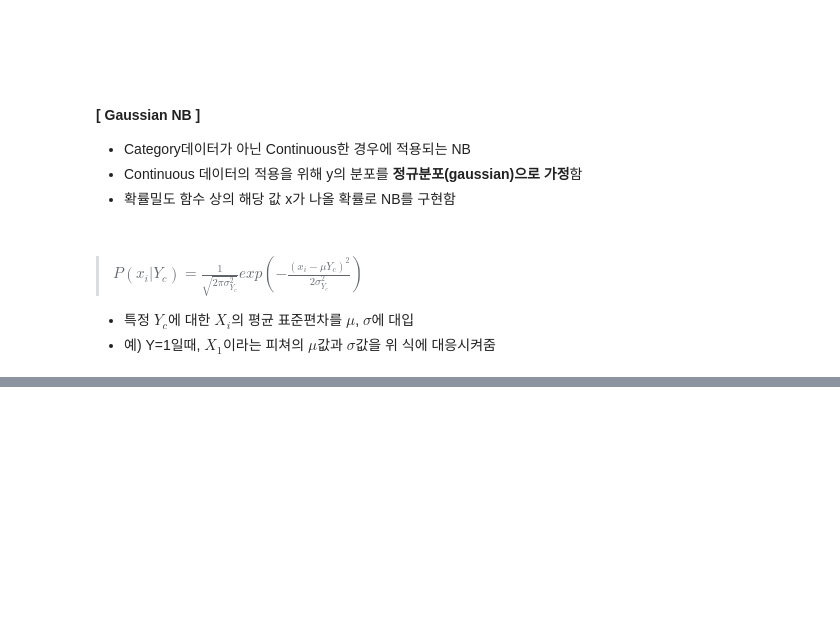
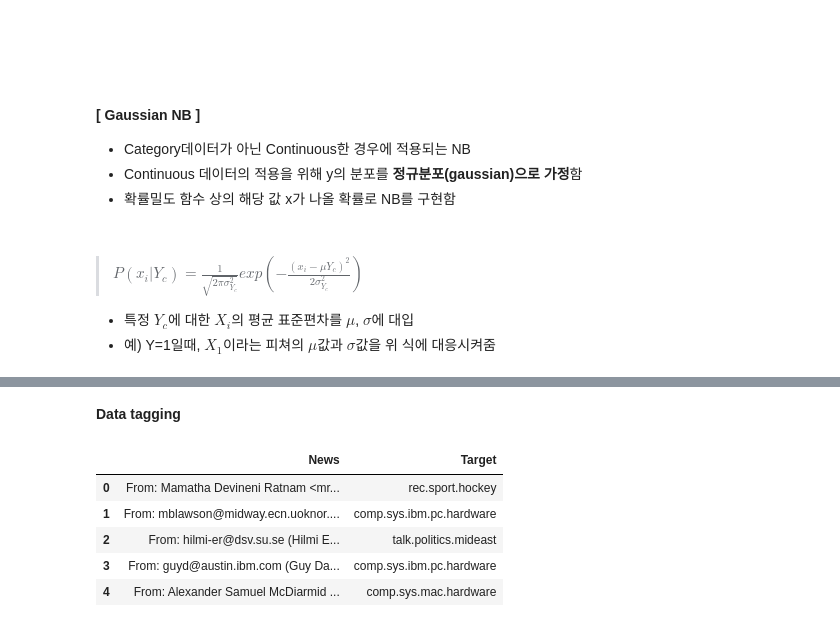
Before and after one commit to xrgsnim/TIL, a Jupyter notebook: ML/8_NB/8_NB.ipynb, the cells around one changed output, grey strips where cells are left out. Cells and saved outputs as stored; diff of their text form; code cells hidden in the pictures; blank space fills up the shorter version.

```diff
--- a/ML/8_NB/8_NB.ipynb
+++ b/ML/8_NB/8_NB.ipynb
@@ -411,0 +728,20 @@ $\alpha=2$로 가정
+# %% [markdown]
+**Data tagging**
+# %%
+# Target 데이터 -> 문자 라벨링(뉴스마다 어떤 뉴스인지 보기 편하도록 만들기 위해서)
+def word_labeling(lst, df):
+    for idx, name in enumerate(lst):
+        target_data = df['Target']
+        for idx_, num_label in enumerate(target_data):
+            if num_label == idx:
+                df.loc[idx_, 'Target'] = name
+    return df
+news_df = word_labeling(news['target_names'], news_df)
+news_df.head()
+# %% [output]
+|  | News | Target |
+| 0 | From: Mamatha Devineni Ratnam <mr... | rec.sport.hockey |
+| 1 | From: mblawson@midway.ecn.uoknor.... | comp.sys.ibm.pc.hardware |
+| 2 | From: hilmi-er@dsv.su.se (Hilmi E... | talk.politics.mideast |
+| 3 | From: guyd@austin.ibm.com (Guy Da... | comp.sys.ibm.pc.hardware |
+| 4 | From: Alexander Samuel McDiarmid ... | comp.sys.mac.hardware |
```
Also changed, not shown: parts of 40 cells of this notebook.
